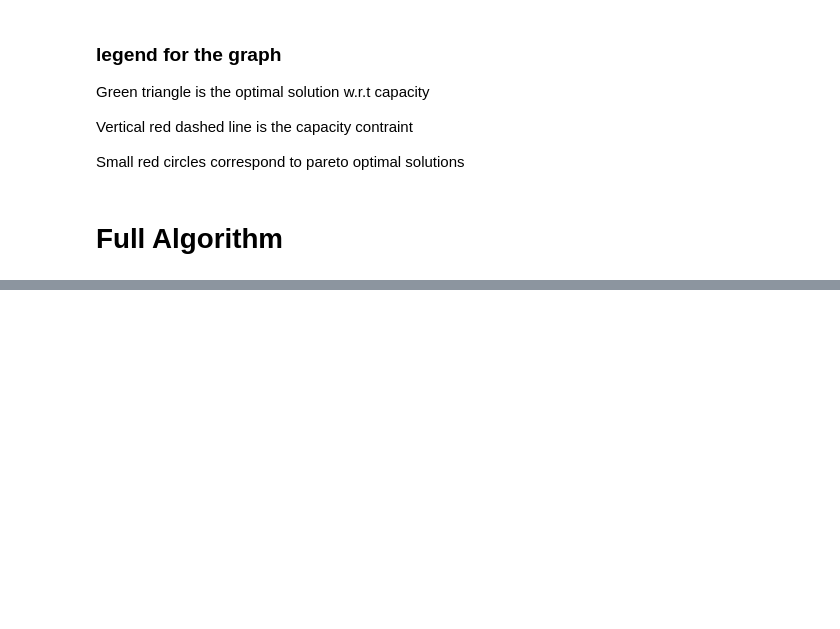
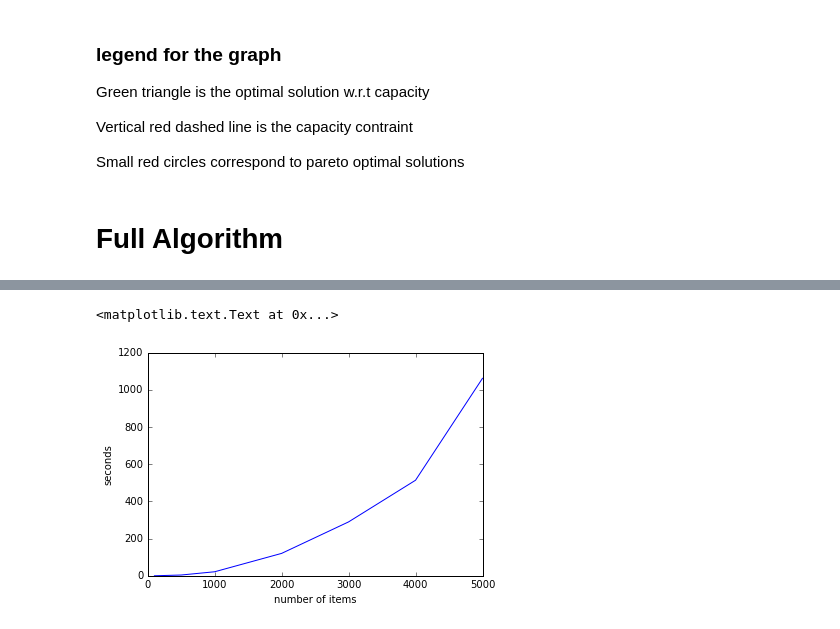
Before and after one commit to stashkov/pearls_of_algorithms, a Jupyter notebook: Nemhauser_Ullman/NemhauserUllmann.ipynb, the cells around one changed output, grey strips where cells are left out. Cells and saved outputs as stored; diff of their text form; code cells hidden in the pictures; blank space fills up the shorter version.

Commit message:
add runtime chart

```diff
--- a/Nemhauser_Ullman/NemhauserUllmann.ipynb
+++ b/Nemhauser_Ullman/NemhauserUllmann.ipynb
@@ -420,0 +423,10 @@ timeit_nemhauser_ullman(100000)
+# %%
+import matplotlib.pyplot as plt
+size = [100, 500, 1000, 2000, 3000, 4000, 5000]
+runtime = [0.1, 4.2, 21.7, 120.5, 289.8, 513.8, 1061.8]
+plt.plot(size, runtime)
+plt.xlabel('number of items')
+plt.ylabel('seconds')
+# %% [output]
+<matplotlib.text.Text at 0x...>
+[figure, added]
```
Also changed, not shown: parts of 6 cells of this notebook.
